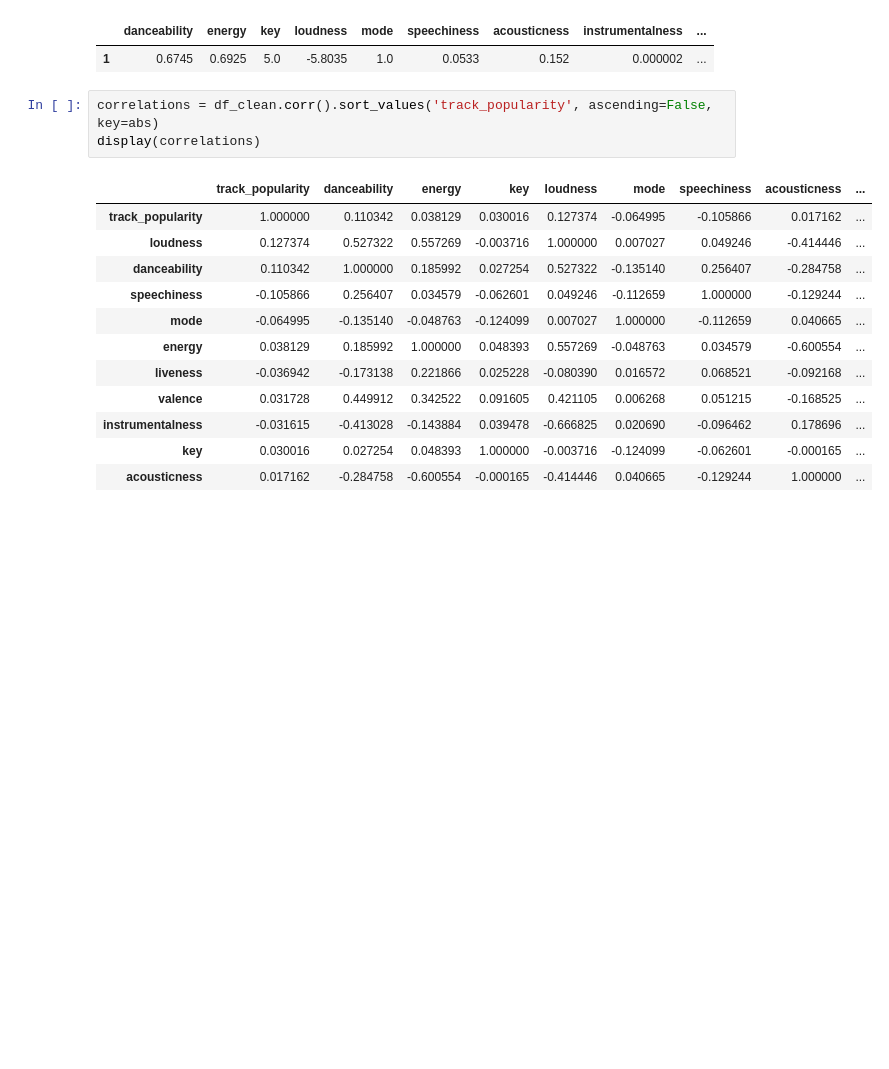
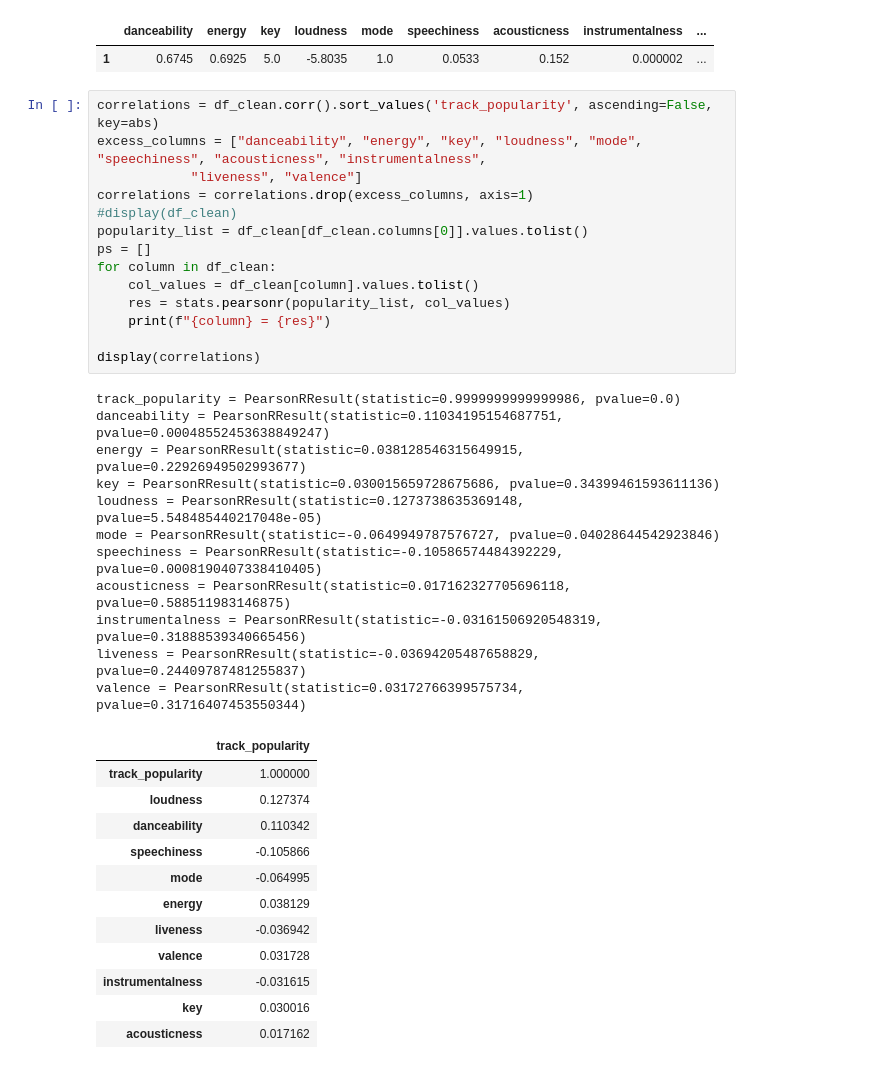
Before and after one commit to ValentinForster/Foundations-Project, a Jupyter notebook: Project.ipynb, the cells around one changed output. Cells and saved outputs as stored; diff of their text form; blank space fills up the shorter version.

```diff
--- a/Project.ipynb
+++ b/Project.ipynb
@@ -170,17 +171,39 @@ Top 100: Median tempo: 125, Median duration min: 3.22, Mode key: 1, Mode mode: 1
 | 1 | 0.6745 | 0.6925 | 5.0 | -5.8035 | 1.0 | 0.0533 | 0.152 | 0.000002 | ... |
 # %%
 correlations = df_clean.corr().sort_values('track_popularity', ascending=False, key=abs)
+excess_columns = ["danceability", "energy", "key", "loudness", "mode", "speechiness", "acousticness", "instrumentalness",
+            "liveness", "valence"]
+correlations = correlations.drop(excess_columns, axis=1)
+#display(df_clean)
+popularity_list = df_clean[df_clean.columns[0]].values.tolist()
+ps = []
+for column in df_clean:
+    col_values = df_clean[column].values.tolist()
+    res = stats.pearsonr(popularity_list, col_values)
+    print(f"{column} = {res}")
+
 display(correlations)
 # %% [output]
+track_popularity = PearsonRResult(statistic=0.9999999999999986, pvalue=0.0)
+danceability = PearsonRResult(statistic=0.11034195154687751, pvalue=0.00048552453638849247)
+energy = PearsonRResult(statistic=0.038128546315649915, pvalue=0.22926949502993677)
+key = PearsonRResult(statistic=0.030015659728675686, pvalue=0.34399461593611136)
+loudness = PearsonRResult(statistic=0.1273738635369148, pvalue=5.548485440217048e-05)
+mode = PearsonRResult(statistic=-0.0649949787576727, pvalue=0.04028644542923846)
+speechiness = PearsonRResult(statistic=-0.10586574484392229, pvalue=0.0008190407338410405)
+acousticness = PearsonRResult(statistic=0.017162327705696118, pvalue=0.588511983146875)
+instrumentalness = PearsonRResult(statistic=-0.03161506920548319, pvalue=0.31888539340665456)
+liveness = PearsonRResult(statistic=-0.03694205487658829, pvalue=0.24409787481255837)
+valence = PearsonRResult(statistic=0.03172766399575734, pvalue=0.31716407453550344)
-|  | track_popularity | danceability | energy | key | loudness | mode | speechiness | acousticness | ... |
-| track_popularity | 1.000000 | 0.110342 | 0.038129 | 0.030016 | 0.127374 | -0.064995 | -0.105866 | 0.017162 | ... |
-| loudness | 0.127374 | 0.527322 | 0.557269 | -0.003716 | 1.000000 | 0.007027 | 0.049246 | -0.414446 | ... |
-| danceability | 0.110342 | 1.000000 | 0.185992 | 0.027254 | 0.527322 | -0.135140 | 0.256407 | -0.284758 | ... |
-| speechiness | -0.105866 | 0.256407 | 0.034579 | -0.062601 | 0.049246 | -0.112659 | 1.000000 | -0.129244 | ... |
-| mode | -0.064995 | -0.135140 | -0.048763 | -0.124099 | 0.007027 | 1.000000 | -0.112659 | 0.040665 | ... |
-| energy | 0.038129 | 0.185992 | 1.000000 | 0.048393 | 0.557269 | -0.048763 | 0.034579 | -0.600554 | ... |
-| liveness | -0.036942 | -0.173138 | 0.221866 | 0.025228 | -0.080390 | 0.016572 | 0.068521 | -0.092168 | ... |
-| valence | 0.031728 | 0.449912 | 0.342522 | 0.091605 | 0.421105 | 0.006268 | 0.051215 | -0.168525 | ... |
-| instrumentalness | -0.031615 | -0.413028 | -0.143884 | 0.039478 | -0.666825 | 0.020690 | -0.096462 | 0.178696 | ... |
-| key | 0.030016 | 0.027254 | 0.048393 | 1.000000 | -0.003716 | -0.124099 | -0.062601 | -0.000165 | ... |
-| acousticness | 0.017162 | -0.284758 | -0.600554 | -0.000165 | -0.414446 | 0.040665 | -0.129244 | 1.000000 | ... |
+|  | track_popularity |
+| track_popularity | 1.000000 |
+| loudness | 0.127374 |
+| danceability | 0.110342 |
+| speechiness | -0.105866 |
+| mode | -0.064995 |
+| energy | 0.038129 |
+| liveness | -0.036942 |
+| valence | 0.031728 |
+| instrumentalness | -0.031615 |
+| key | 0.030016 |
+| acousticness | 0.017162 |
```
Also changed, not shown: parts of 2 cells of this notebook.
